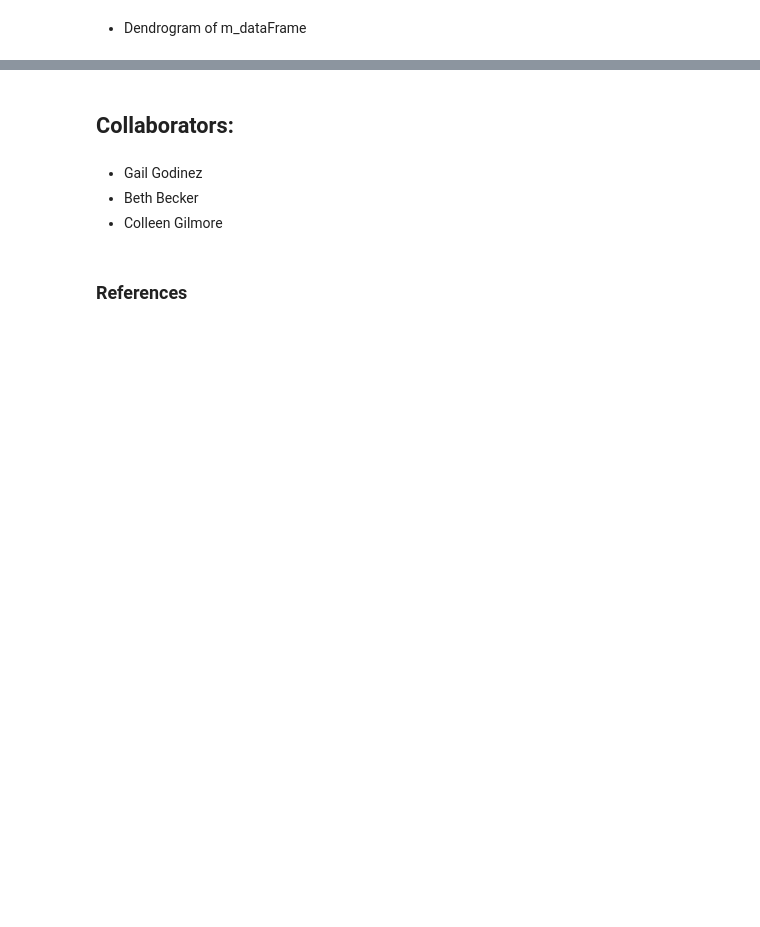
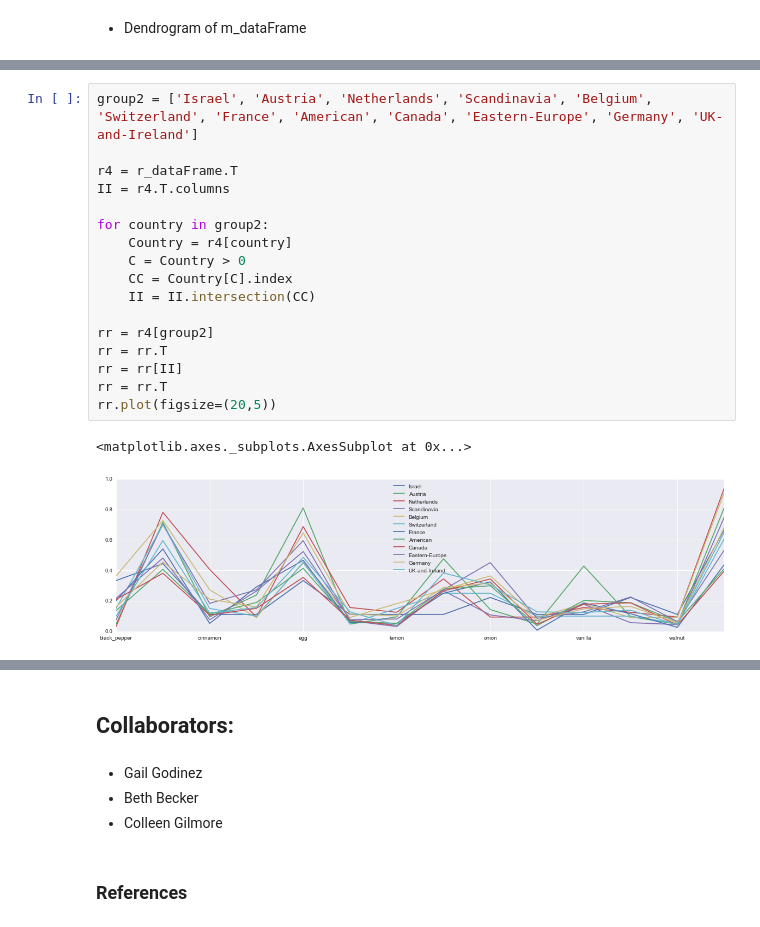
Before and after one commit to ctran25/spring-2015-homeworks, a Jupyter notebook: submissions/Homework-4/4.Food-recipes.ipynb, the cells around one changed output, grey strips where cells are left out. Saved outputs shown, nothing was run; the diff lists cells and outputs as text; blank space fills up the shorter version.

```diff
--- a/submissions/Homework-4/4.Food-recipes.ipynb
+++ b/submissions/Homework-4/4.Food-recipes.ipynb
@@ -205,0 +218,20 @@ fig3.show()
+# %%
+group2 = ['Israel', 'Austria', 'Netherlands', 'Scandinavia', 'Belgium', 'Switzerland', 'France', 'American', 'Canada', 'Eastern-Europe', 'Germany', 'UK-and-Ireland']
+
+r4 = r_dataFrame.T
+II = r4.T.columns
+
+for country in group2:
+    Country = r4[country]
+    C = Country > 0
+    CC = Country[C].index
+    II = II.intersection(CC)
+
+rr = r4[group2]
+rr = rr.T
+rr = rr[II]
+rr = rr.T
+rr.plot(figsize=(20,5))
+# %% [output]
+<matplotlib.axes._subplots.AxesSubplot at 0x...>
+[figure, added]
```
Also changed, not shown: parts of 17 cells of this notebook.
